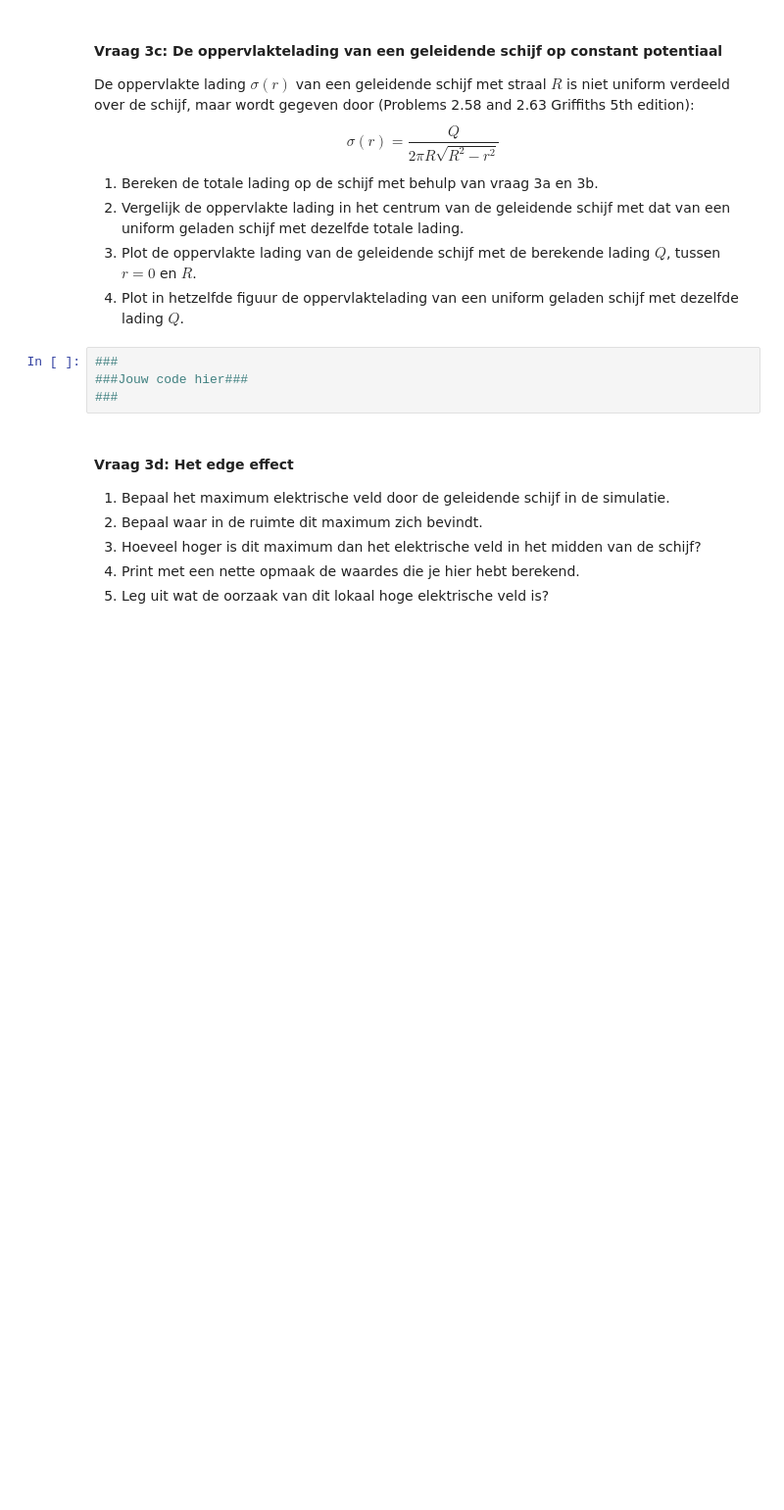
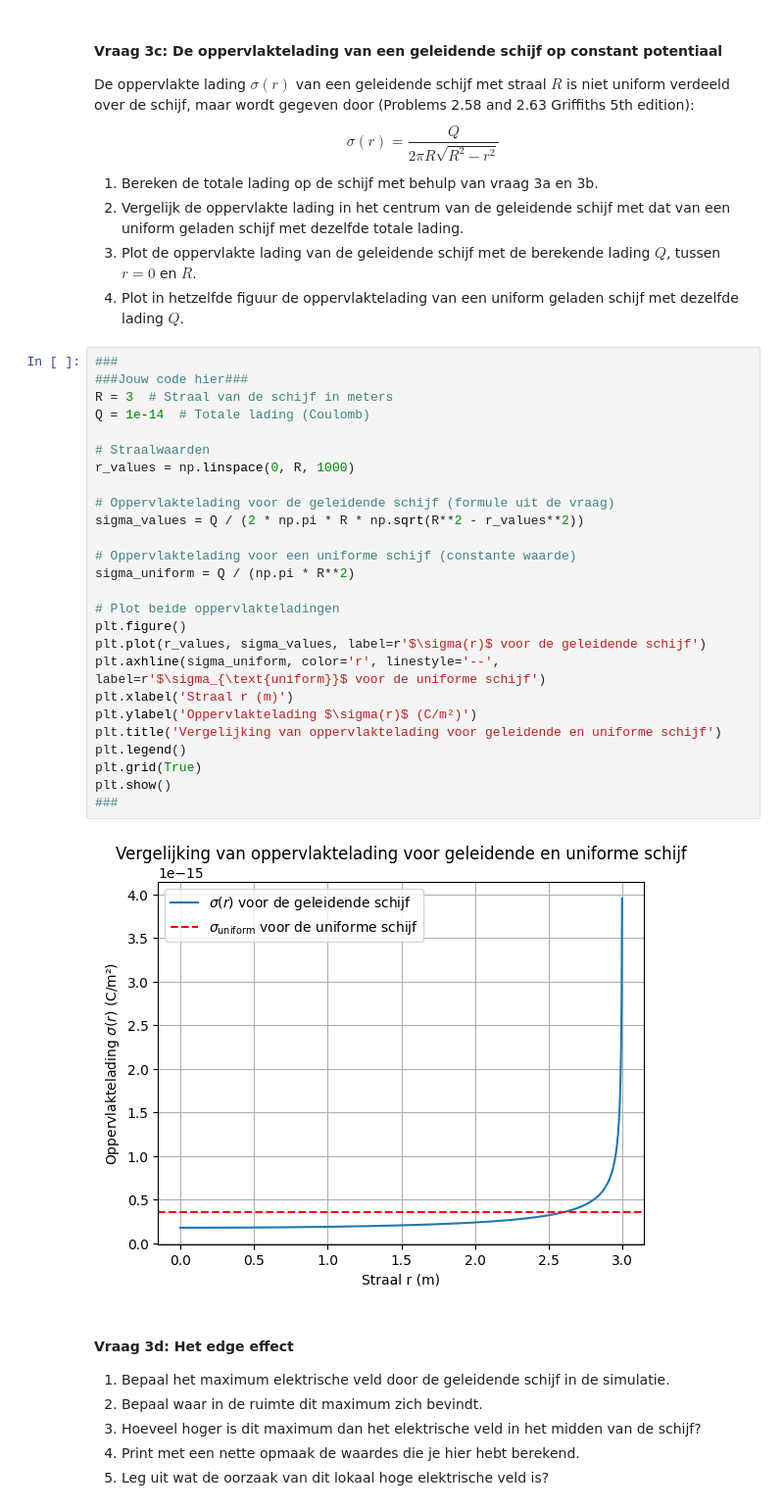
Before and after one commit to tdenooijer26/DEF-T-opdrachten, a Jupyter notebook: DigitaleOntwerpopdrachten/1CondensatorOpdracht/CondensatorOntwerpopdracht.ipynb, the cells around one changed output. Shown at 98% size. Saved outputs shown, nothing was run; the diff lists cells and outputs as text; blank space fills up the shorter version.

```diff
--- a/DigitaleOntwerpopdrachten/1CondensatorOpdracht/CondensatorOntwerpopdracht.ipynb
+++ b/DigitaleOntwerpopdrachten/1CondensatorOpdracht/CondensatorOntwerpopdracht.ipynb
@@ -414,7 +448,31 @@ $$\sigma(r) = \frac{Q}{2 \pi R \sqrt{R^2 - r^2}}$$
 # %%
 ###
 ###Jouw code hier###
+R = 3  # Straal van de schijf in meters
+Q = 1e-14  # Totale lading (Coulomb)
+
+# Straalwaarden
+r_values = np.linspace(0, R, 1000)
+
+# Oppervlaktelading voor de geleidende schijf (formule uit de vraag)
+sigma_values = Q / (2 * np.pi * R * np.sqrt(R**2 - r_values**2))
+
+# Oppervlaktelading voor een uniforme schijf (constante waarde)
+sigma_uniform = Q / (np.pi * R**2)
+
+# Plot beide oppervlakteladingen
+plt.figure()
+plt.plot(r_values, sigma_values, label=r'$\sigma(r)$ voor de geleidende schijf')
+plt.axhline(sigma_uniform, color='r', linestyle='--', label=r'$\sigma_{\text{uniform}}$ voor de uniforme schijf')
+plt.xlabel('Straal r (m)')
+plt.ylabel('Oppervlaktelading $\sigma(r)$ (C/m²)')
+plt.title('Vergelijking van oppervlaktelading voor geleidende en uniforme schijf')
+plt.legend()
+plt.grid(True)
+plt.show()
 ###
+# %% [output]
+[figure, added]
 # %% [markdown]
 #### Vraag 3d: Het edge effect
 
```
Also changed, not shown: parts of 13 cells of this notebook, 2 other files.
